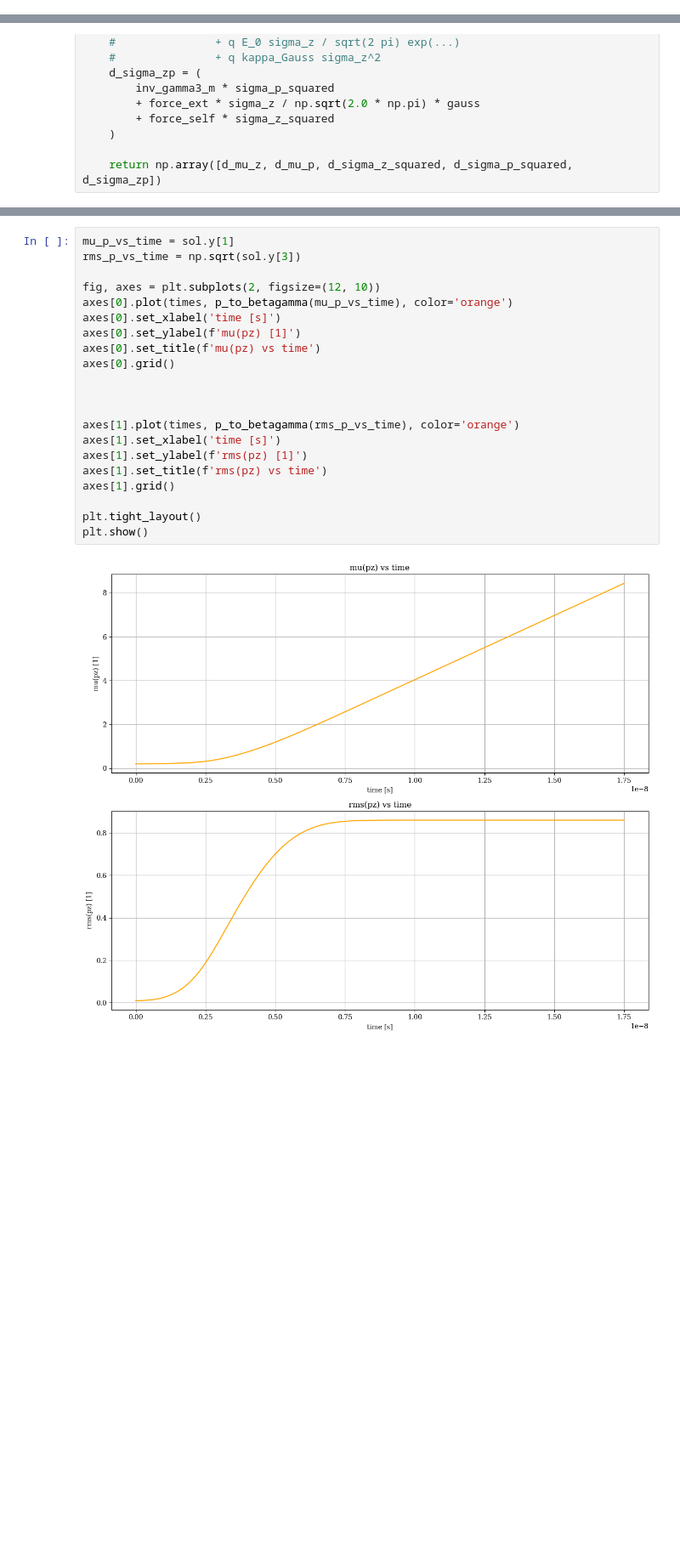
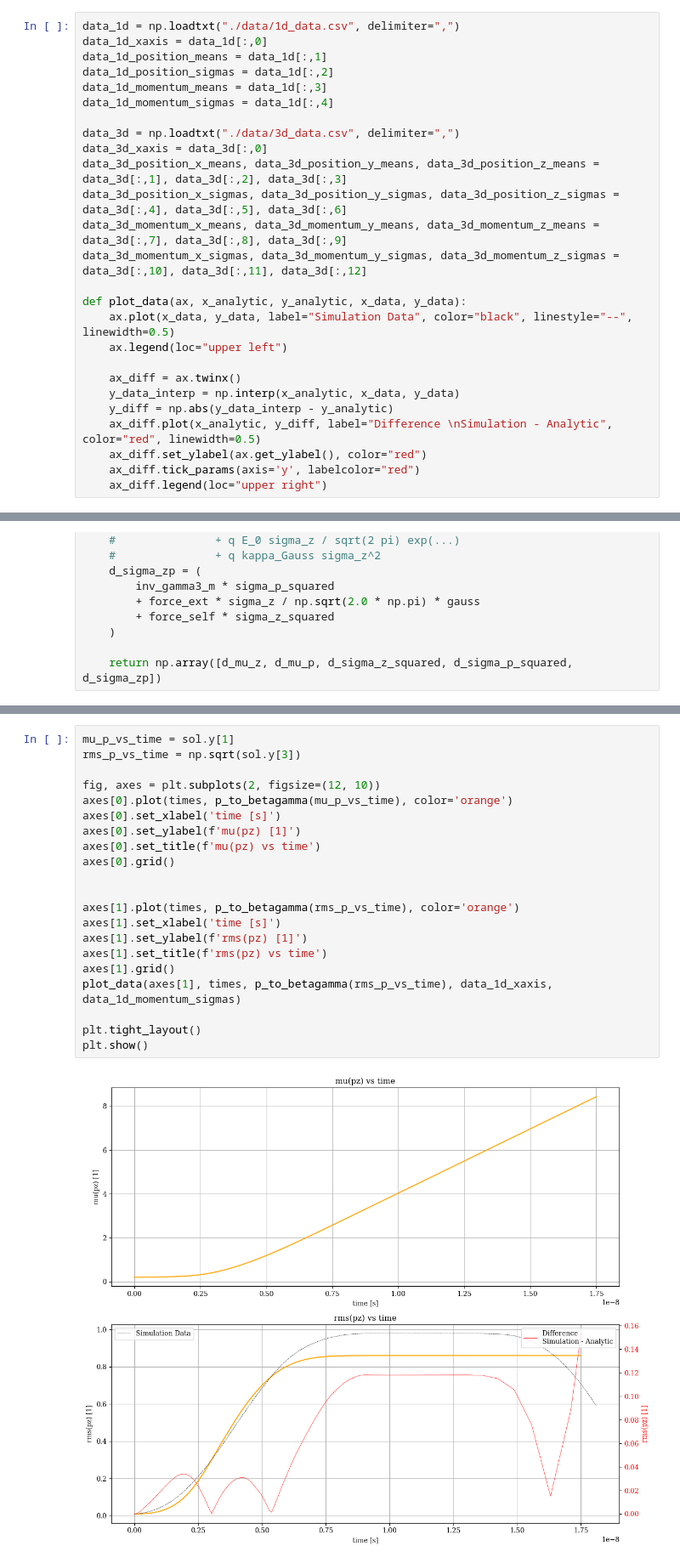
Before and after one commit to alexanderwischmann/FS26-semester-project, a Jupyter notebook: python/analytic_solve.ipynb, the cells around one changed output, grey strips where cells are left out. Shown at 85% size. Saved outputs shown, nothing was run; the diff lists cells and outputs as text; blank space fills up the shorter version.

Commit message:
add simulation data import export

```diff
--- a/python/analytic_solve.ipynb
+++ b/python/analytic_solve.ipynb
@@ -113,3 +115,29 @@ def gamma_particles(momentum_particles):
+# %%
+data_1d = np.loadtxt("./data/1d_data.csv", delimiter=",")
+data_1d_xaxis = data_1d[:,0]
+data_1d_position_means = data_1d[:,1]
+data_1d_position_sigmas = data_1d[:,2]
+data_1d_momentum_means = data_1d[:,3]
+data_1d_momentum_sigmas = data_1d[:,4]
+
+data_3d = np.loadtxt("./data/3d_data.csv", delimiter=",")
+data_3d_xaxis = data_3d[:,0]
+data_3d_position_x_means, data_3d_position_y_means, data_3d_position_z_means = data_3d[:,1], data_3d[:,2], data_3d[:,3]
+data_3d_position_x_sigmas, data_3d_position_y_sigmas, data_3d_position_z_sigmas = data_3d[:,4], data_3d[:,5], data_3d[:,6]
+data_3d_momentum_x_means, data_3d_momentum_y_means, data_3d_momentum_z_means = data_3d[:,7], data_3d[:,8], data_3d[:,9]
+data_3d_momentum_x_sigmas, data_3d_momentum_y_sigmas, data_3d_momentum_z_sigmas = data_3d[:,10], data_3d[:,11], data_3d[:,12]
+
+def plot_data(ax, x_analytic, y_analytic, x_data, y_data):
+    ax.plot(x_data, y_data, label="Simulation Data", color="black", linestyle="--", linewidth=0.5)
+    ax.legend(loc="upper left")
+
+    ax_diff = ax.twinx()
+    y_data_interp = np.interp(x_analytic, x_data, y_data)
+    y_diff = np.abs(y_data_interp - y_analytic)
+    ax_diff.plot(x_analytic, y_diff, label="Difference \nSimulation - Analytic", color="red", linewidth=0.5)
+    ax_diff.set_ylabel(ax.get_ylabel(), color="red")
+    ax_diff.tick_params(axis='y', labelcolor="red")
+    ax_diff.legend(loc="upper right")
 # %% [markdown]
 # 1 Particle
 # %% [markdown]
@@ -364,23 +394,23 @@ plt.show()
 # %%
 mu_p_vs_time = sol.y[1]
 rms_p_vs_time = np.sqrt(sol.y[3])
 
 fig, axes = plt.subplots(2, figsize=(12, 10))
 axes[0].plot(times, p_to_betagamma(mu_p_vs_time), color='orange')
 axes[0].set_xlabel('time [s]')
 axes[0].set_ylabel(f'mu(pz) [1]')
 axes[0].set_title(f'mu(pz) vs time')
 axes[0].grid()
 
 
-
 axes[1].plot(times, p_to_betagamma(rms_p_vs_time), color='orange')
 axes[1].set_xlabel('time [s]')
 axes[1].set_ylabel(f'rms(pz) [1]')
 axes[1].set_title(f'rms(pz) vs time')
 axes[1].grid()
+plot_data(axes[1], times, p_to_betagamma(rms_p_vs_time), data_1d_xaxis, data_1d_momentum_sigmas)
 
 plt.tight_layout()
 plt.show()
 # %% [output]
-[figure, old version]
+[figure, new version]
```
Also changed, not shown: parts of 3 cells of this notebook, 4 other files.
